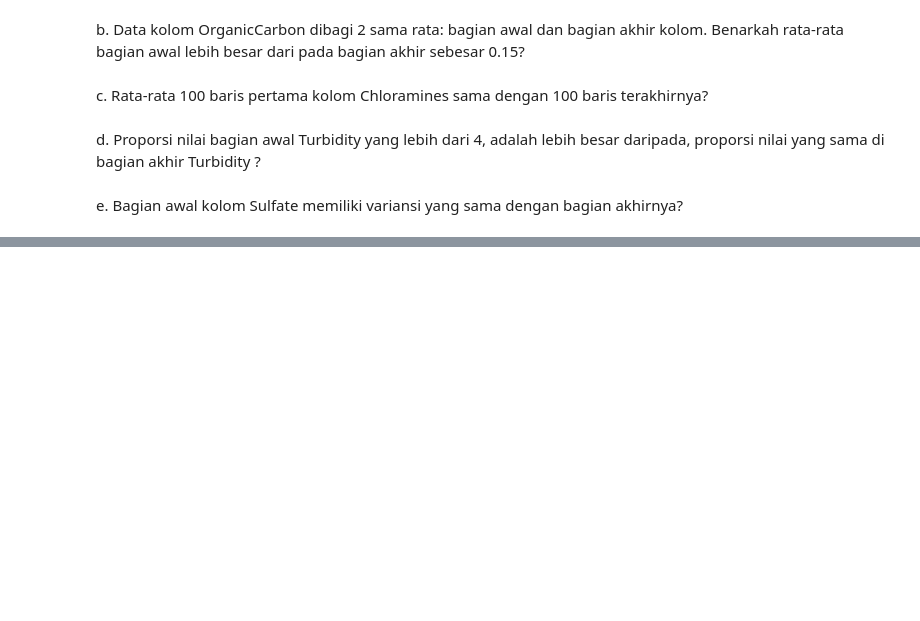
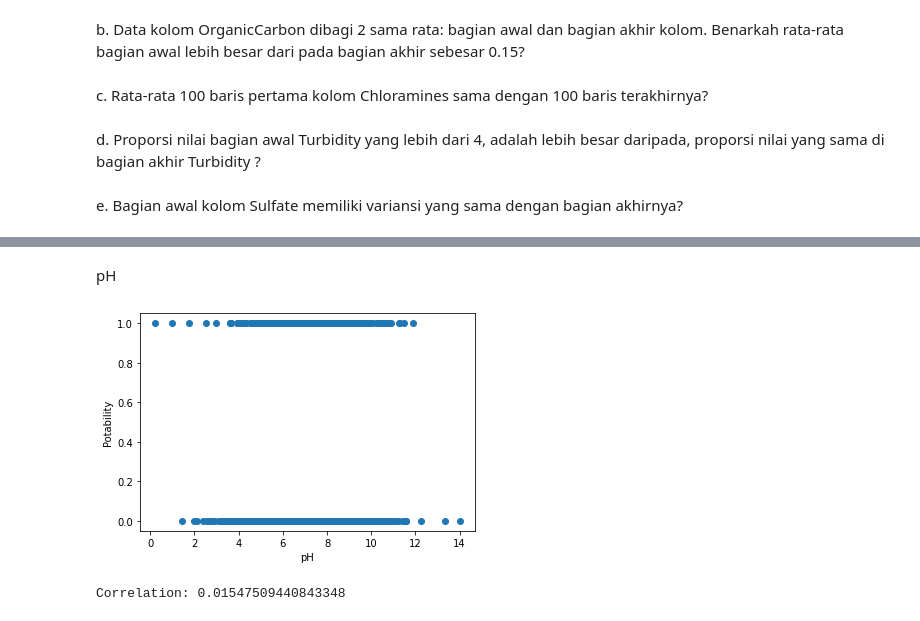
Before and after one commit to clauculus/probstat-analysis, a Jupyter notebook: K01-T1-IF2220-13520073.ipynb, the cells around one changed output, grey strips where cells are left out. Saved outputs shown, nothing was run; the diff lists cells and outputs as text; code cells hidden in the pictures; blank space fills up the shorter version.

```diff
--- a/K01-T1-IF2220-13520073.ipynb
+++ b/K01-T1-IF2220-13520073.ipynb
@@ -7,8 +7,10 @@ Dibuat oleh :
 * Claudia (13520076)
 # %%
 import pandas as pd
+import matplotlib.pyplot as plt
 
-df = pd.read_csv("water_potability.csv", names=["id", "pH", "Hardness", "Solids", "Chloramines", "Sulfate", "Conductivity", "OrganicCarbon", "Trihalomethanes", "Turbidity", "Portability"])
+col_names = ["id", "pH", "Hardness", "Solids", "Chloramines", "Sulfate", "Conductivity", "OrganicCarbon", "Trihalomethanes", "Turbidity", "Potability"]
+df = pd.read_csv("water_potability.csv", names = col_names)
 df
 # %% [output]
 |  | id | pH | Hardness | Solids | Chloramines | Sulfate | Conductivity | OrganicCarbon | ... |
@@ -102,0 +162,14 @@ dengan menggambarkan juga scatter plot nya. Gunakan correlation test.
+# %% [markdown]
+pH
+# %%
+import matplotlib.pyplot as plt
+
+plt.scatter(x = df["pH"],y = df["Potability"])
+plt.xlabel("pH")
+plt.ylabel("Potability")
+plt.show()
+
+print("Correlation: " + str((df["pH"].corr(df["Potability"]))))
+# %% [output]
+[figure, added]
+Correlation: 0.01547509440843348
```
Also changed, not shown: parts of 21 cells of this notebook.
